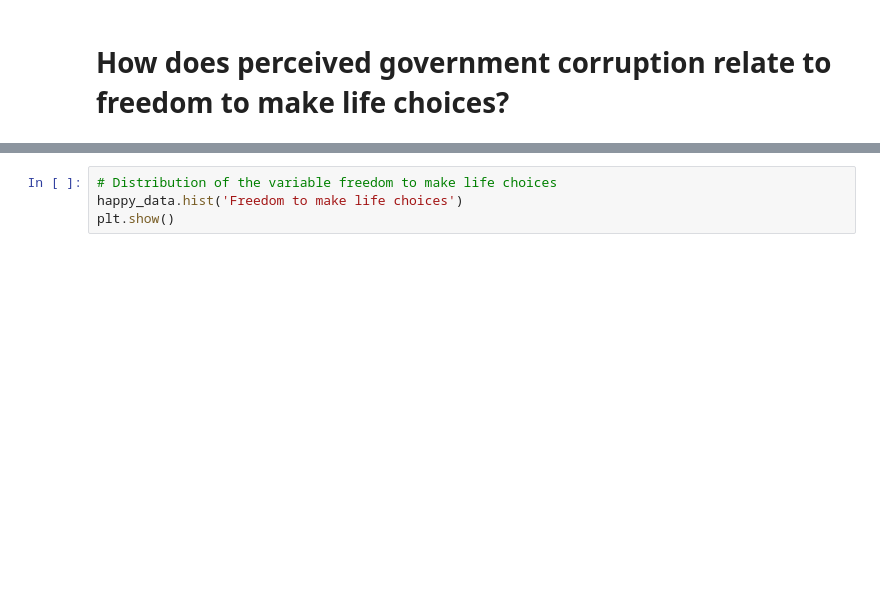
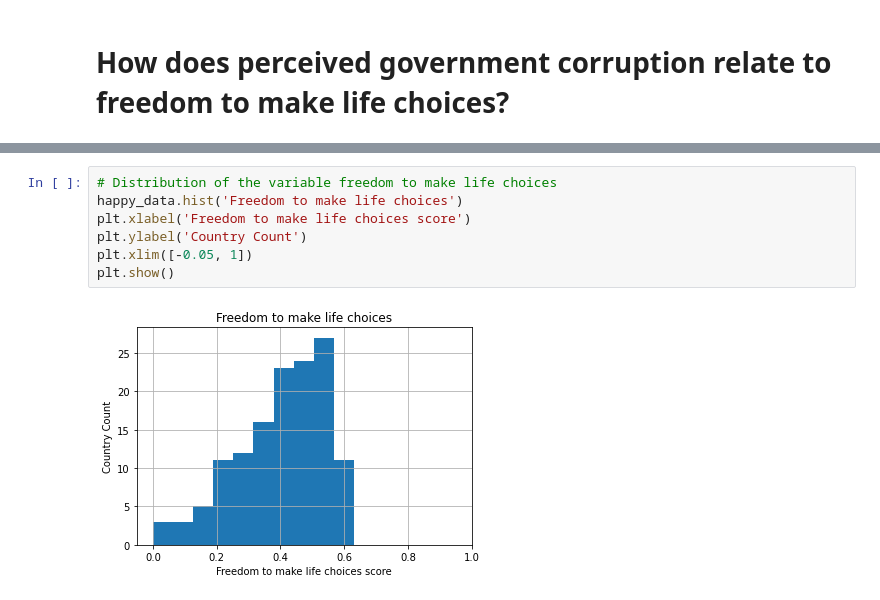
Before and after one commit to mgodfrey48/what-makes-us-happy, a Jupyter notebook: happiness.ipynb, the cells around one changed output, grey strips where cells are left out. Drawn from its saved outputs; the diff is of its cells as text; blank space fills up the shorter version.

```diff
--- a/happiness.ipynb
+++ b/happiness.ipynb
@@ -192,7 +251,12 @@ plt.savefig('output/corrupt_histogram.png')
 # %%
 # Distribution of the variable freedom to make life choices
 happy_data.hist('Freedom to make life choices')
+plt.xlabel('Freedom to make life choices score')
+plt.ylabel('Country Count')
+plt.xlim([-0.05, 1])
 plt.show()
+# %% [output]
+[figure, added]
 # %%
 # Linear regression of freedom to make life choices and perceptions of corruption
 xval=happy_data['Freedom to make life choices']
```
Also changed, not shown: parts of 22 cells of this notebook, 1 other file.
